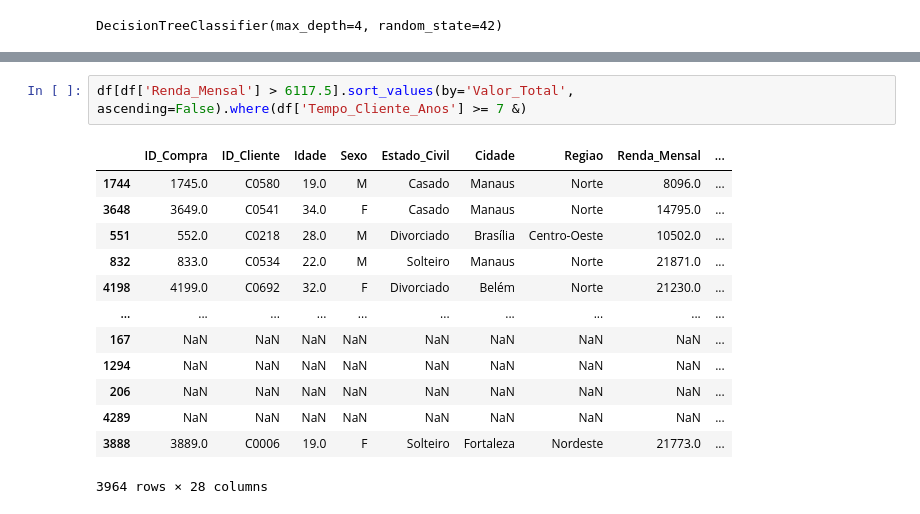
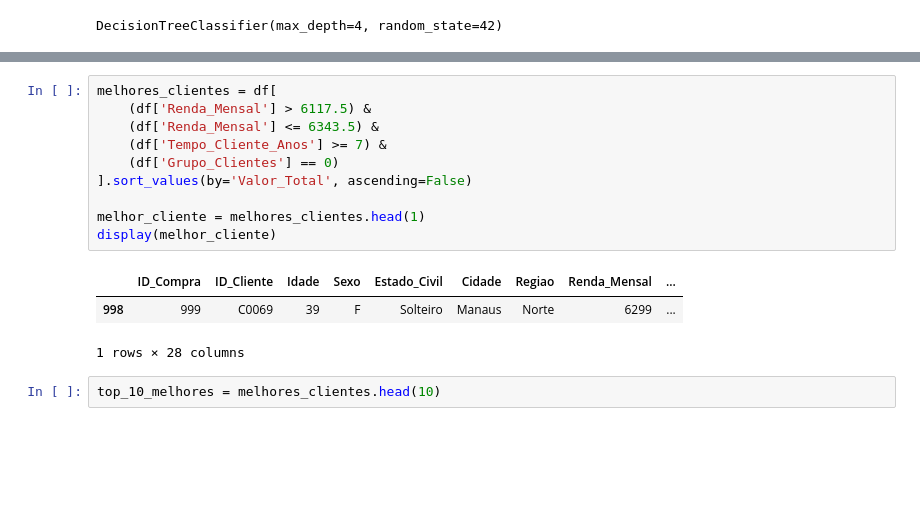
Before and after one commit to lexmoraes/data-science, a Jupyter notebook: desafio04.ipynb, the cells around one changed output, grey strips where cells are left out. Drawn from its saved outputs; the diff is of its cells as text; blank space fills up the shorter version.

```diff
--- a/desafio04.ipynb
+++ b/desafio04.ipynb
@@ -116,16 +92,16 @@ plot_tree(
 # %%
-df[df['Renda_Mensal'] > 6117.5].sort_values(by='Valor_Total', ascending=False).where(df['Tempo_Cliente_Anos'] >= 7 &)
+melhores_clientes = df[
+    (df['Renda_Mensal'] > 6117.5) &
+    (df['Renda_Mensal'] <= 6343.5) &
+    (df['Tempo_Cliente_Anos'] >= 7) &
+    (df['Grupo_Clientes'] == 0)
+].sort_values(by='Valor_Total', ascending=False)
+
+melhor_cliente = melhores_clientes.head(1)
+display(melhor_cliente)
 # %% [output]
 |  | ID_Compra | ID_Cliente | Idade | Sexo | Estado_Civil | Cidade | Regiao | Renda_Mensal | ... |
-| 1744 | 1745.0 | C0580 | 19.0 | M | Casado | Manaus | Norte | 8096.0 | ... |
-| 3648 | 3649.0 | C0541 | 34.0 | F | Casado | Manaus | Norte | 14795.0 | ... |
-| 551 | 552.0 | C0218 | 28.0 | M | Divorciado | Brasília | Centro-Oeste | 10502.0 | ... |
-| 832 | 833.0 | C0534 | 22.0 | M | Solteiro | Manaus | Norte | 21871.0 | ... |
-| 4198 | 4199.0 | C0692 | 32.0 | F | Divorciado | Belém | Norte | 21230.0 | ... |
-| ... | ... | ... | ... | ... | ... | ... | ... | ... | ... |
-| 167 | NaN | NaN | NaN | NaN | NaN | NaN | NaN | NaN | ... |
-| 1294 | NaN | NaN | NaN | NaN | NaN | NaN | NaN | NaN | ... |
-| 206 | NaN | NaN | NaN | NaN | NaN | NaN | NaN | NaN | ... |
-| 4289 | NaN | NaN | NaN | NaN | NaN | NaN | NaN | NaN | ... |
-| 3888 | 3889.0 | C0006 | 19.0 | F | Solteiro | Fortaleza | Nordeste | 21773.0 | ... |
+| 998 | 999 | C0069 | 39 | F | Solteiro | Manaus | Norte | 6299 | ... |
-3964 rows × 28 columns
+1 rows × 28 columns
+# %%
+top_10_melhores = melhores_clientes.head(10)
```
Also changed, not shown: parts of 14 cells of this notebook.
